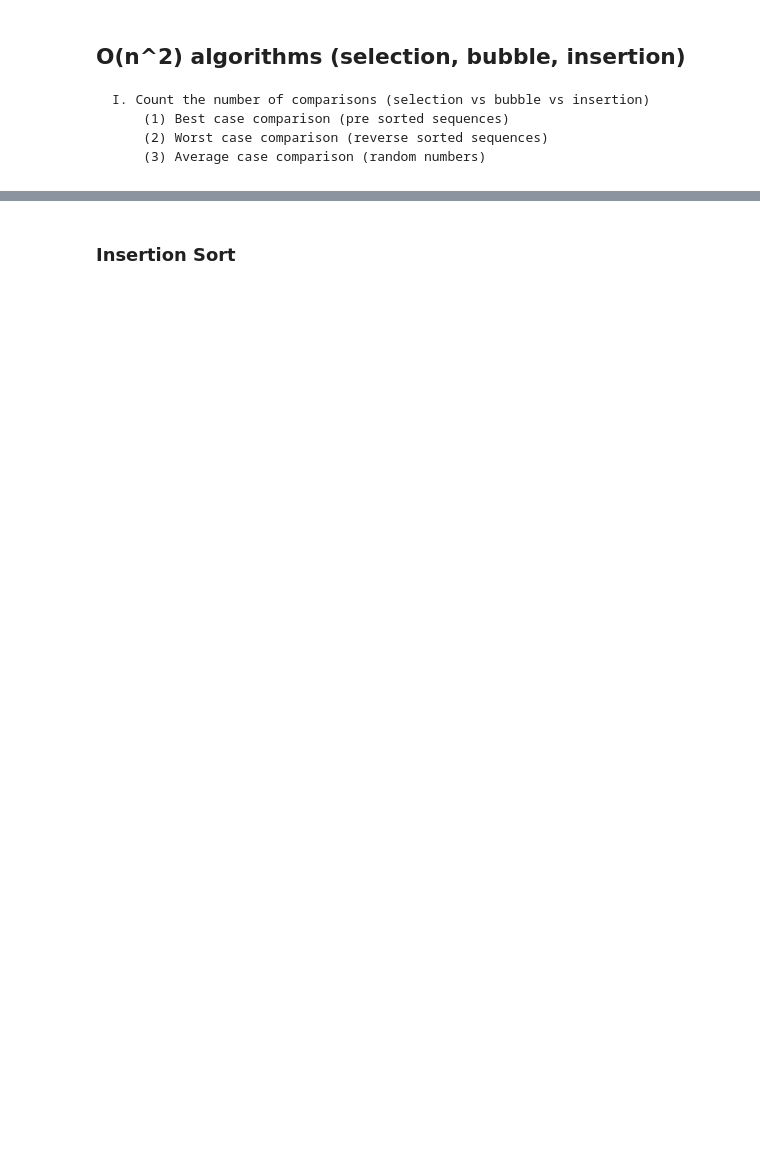
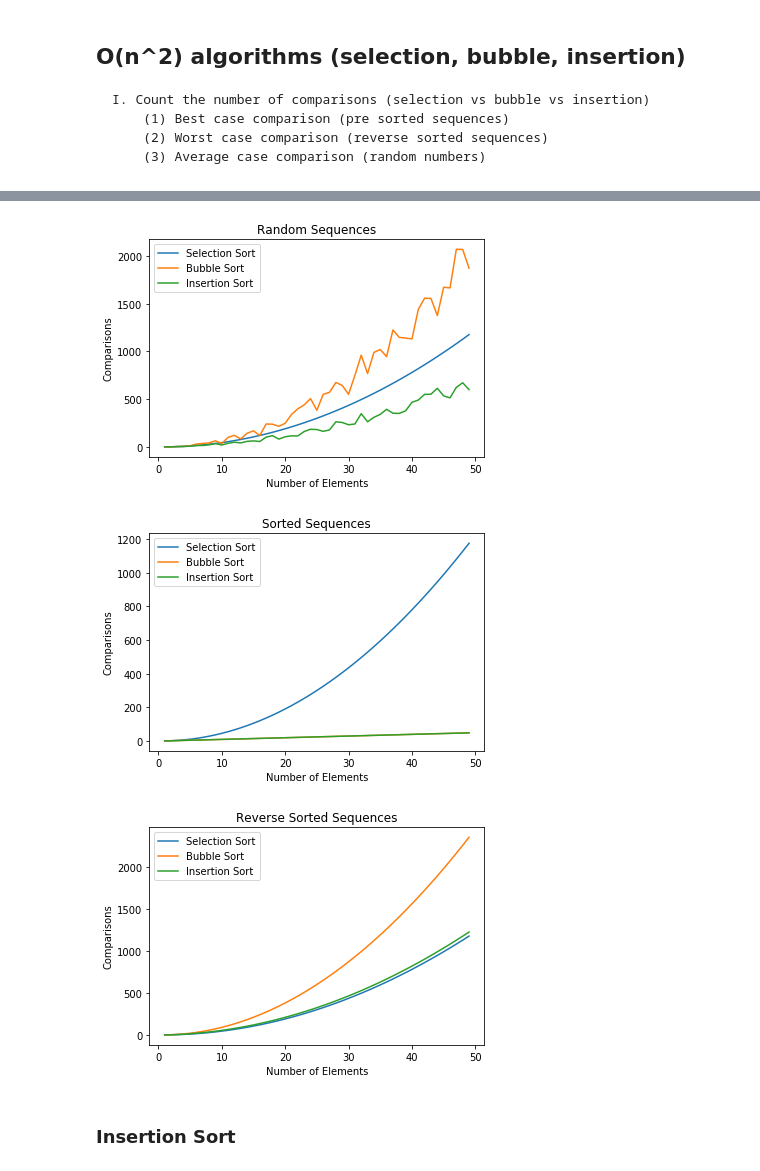
Before and after one commit to Sedce/CMSC-142-MP, a Jupyter notebook: CMSC-142.ipynb, the cells around one changed output, grey strips where cells are left out. Drawn from its saved outputs; the diff is of its cells as text; code cells hidden in the pictures; blank space fills up the shorter version.

```diff
--- a/CMSC-142.ipynb
+++ b/CMSC-142.ipynb
@@ -37,2 +19,59 @@ Test Case:  190 [3, 4, 10, 11, 12, 15, 19, 20, 23, 25, 27, 27, 29, 34, 41, 41, 4
+# %%
+x = []
+rny1 = []
+rny2 = []
+rny3 = []
+sy1 = []
+sy2 = []
+sy3 = []
+rvy1 = []
+rvy2 = []
+rvy3 = []
+
+for i in range(1, 50):
+       l = random.sample(range(0, 100000), i)
+       x.append(i)
+       rny1.append(selection_sort(list(l))[0])
+       rny2.append(bubble_sort(list(l))[0])
+       rny3.append(insertion_sort(list(l),1)[0])
+       sy1.append(selection_sort(list(sorted(l)))[0])
+       sy2.append(bubble_sort(list(sorted(l)))[0])
+       sy3.append(insertion_sort(list(sorted(l)),1)[0])
+       rvy1.append(selection_sort(list(sorted(l, reverse=True)))[0])
+       rvy2.append(bubble_sort(list(sorted(l, reverse=True)))[0])
+       rvy3.append(insertion_sort(list(sorted(l, reverse=True)),1)[0])
+
+plt.close('all')
+f, ax = plt.subplots()
+plt.xlabel('Number of Elements')
+plt.ylabel('Comparisons')
+ax.plot(x, rny1)
+ax.plot(x, rny2)
+ax.plot(x, rny3)
+ax.set_title('Random Sequences')
+ax.legend(['Selection Sort', 'Bubble Sort', 'Insertion Sort'])
+
+f, ax = plt.subplots()
+plt.xlabel('Number of Elements')
+plt.ylabel('Comparisons')
+ax.plot(x, sy1)
+ax.plot(x, sy2)
+ax.plot(x, sy3)
+ax.set_title('Sorted Sequences')
+ax.legend(['Selection Sort', 'Bubble Sort', 'Insertion Sort'])
+
+f, ax = plt.subplots()
+plt.xlabel('Number of Elements')
+plt.ylabel('Comparisons')
+ax.plot(x, rvy1)
+ax.plot(x, rvy2)
+ax.plot(x, rvy3)
+ax.set_title('Reverse Sorted Sequences')
+ax.legend(['Selection Sort', 'Bubble Sort', 'Insertion Sort'])
+plt.show()
+# %% [output]
+[figure, added]
+[figure, added]
+[figure, added]
 # %% [markdown]
 ### Insertion Sort
```
Also changed, not shown: parts of 29 cells of this notebook, 4 other files.
